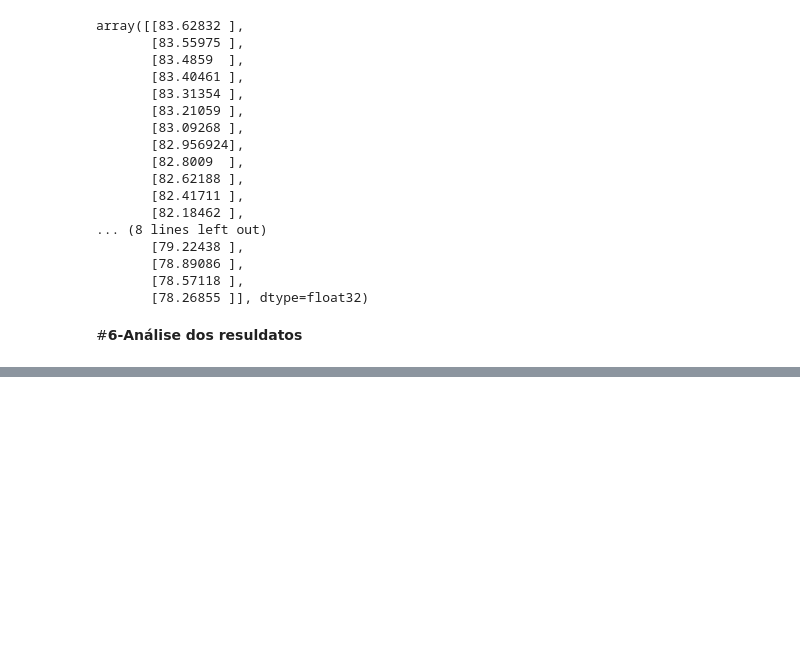
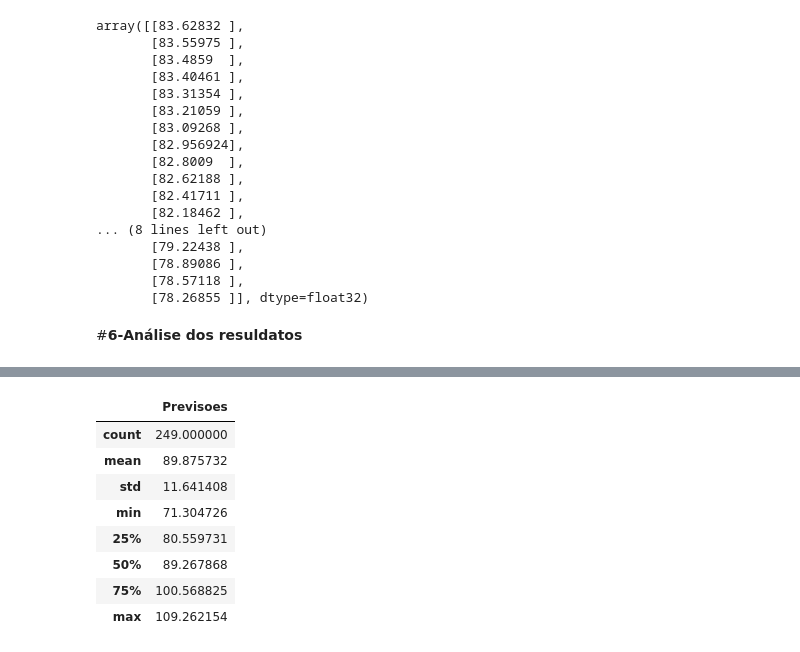
Before and after one commit to claubermartins/Stock-market-prediction-FII, a Jupyter notebook: Stock-market-prediction-FII-GTWR11.ipynb, the cells around one changed output, grey strips where cells are left out. Cells and saved outputs as stored; diff of their text form; code cells hidden in the pictures; blank space fills up the shorter version.

```diff
--- a/Stock-market-prediction-FII-GTWR11.ipynb
+++ b/Stock-market-prediction-FII-GTWR11.ipynb
@@ -432,0 +600,15 @@ df3.describe()
+# %%
+#Dados Estatísticos das previsões
+df4 = pd.DataFrame(previsoes_sem_base_teste)
+df4.columns = ['Previsoes']
+df4.describe()
+# %% [output]
+|  | Previsoes |
+| count | 249.000000 |
+| mean | 89.875732 |
+| std | 11.641408 |
+| min | 71.304726 |
+| 25% | 80.559731 |
+| 50% | 89.267868 |
+| 75% | 100.568825 |
+| max | 109.262154 |
```
Also changed, not shown: parts of 28 cells of this notebook.
